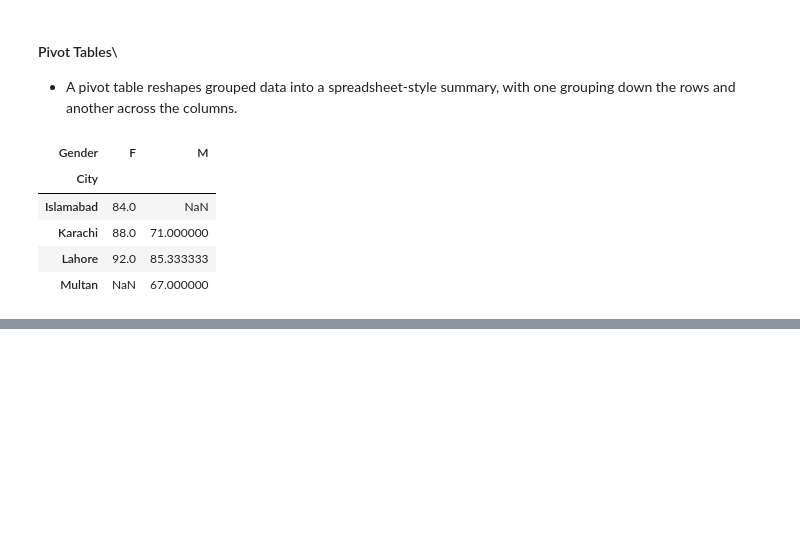
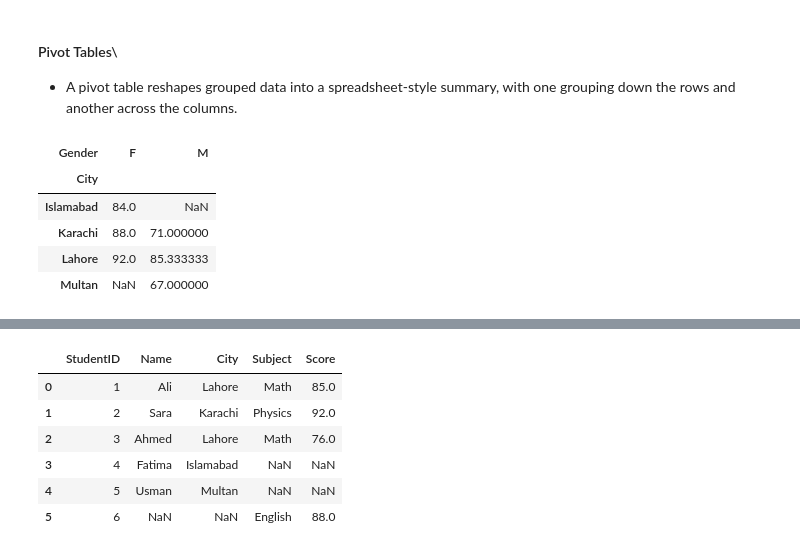
Before and after one commit to FatehAli02/ai-foundation-portfolio, a Jupyter notebook: 01-python-numpy-pandas-git/notebooks/pandas_3.ipynb, the cells around one changed output, grey strips where cells are left out. Cells and saved outputs as stored; diff of their text form; code cells hidden in the pictures; blank space fills up the shorter version.

```diff
--- a/01-python-numpy-pandas-git/notebooks/pandas_3.ipynb
+++ b/01-python-numpy-pandas-git/notebooks/pandas_3.ipynb
@@ -262,0 +320,11 @@ df.pivot_table(values="Marks", index="City", columns="Gender", aggfunc="mean")
+# %%
+# outer join
+pd.merge(students, marks, on="StudentID", how="outer")
+# %% [output]
+|  | StudentID | Name | City | Subject | Score |
+| 0 | 1 | Ali | Lahore | Math | 85.0 |
+| 1 | 2 | Sara | Karachi | Physics | 92.0 |
+| 2 | 3 | Ahmed | Lahore | Math | 76.0 |
+| 3 | 4 | Fatima | Islamabad | NaN | NaN |
+| 4 | 5 | Usman | Multan | NaN | NaN |
+| 5 | 6 | NaN | NaN | English | 88.0 |
```
Also changed, not shown: parts of 31 cells of this notebook, 1 other file.
